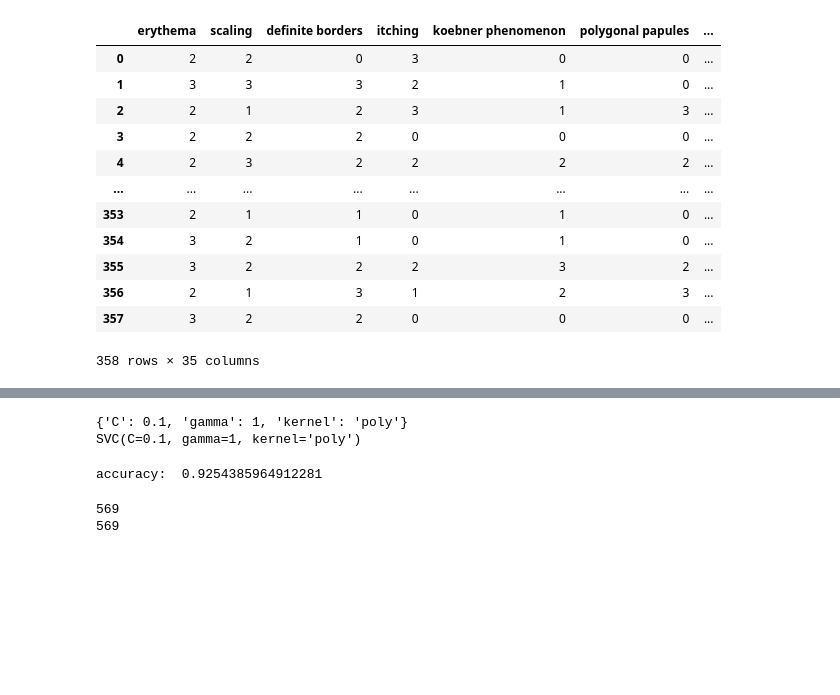
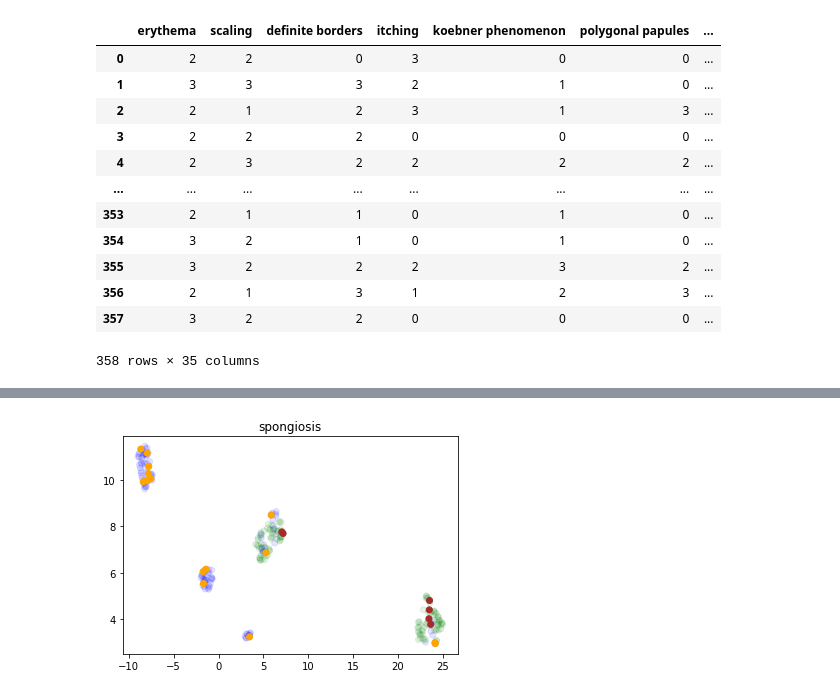
Before and after one commit to IlyaNechaev/ISiT, a Jupyter notebook: 5-6/SVM-classifier.ipynb, the cells around one changed output, grey strips where cells are left out. Drawn from its saved outputs; the diff is of its cells as text; code cells hidden in the pictures; blank space fills up the shorter version.

```diff
--- a/5-6/SVM-classifier.ipynb
+++ b/5-6/SVM-classifier.ipynb
@@ -29,0 +39,4 @@ dataset
+# %%
+scaler = MinMaxScaler()
+X_train = scaler.fit_transform(X_train)
+X_test = scaler.fit_transform(X_test)
@@ -30,10 +60,5 @@ dataset
 # %%
-target_feature='spongiosis'
-data = dataset.drop([target_feature], axis=1)
-target = dataset[target_feature]
-
-cls = svm.SVC(kernel='linear')
-X_train, X_test, y_train, y_test = train_test_split(data, target, test_size=0.7, random_state=209)
+cls = svm.SVC(C=1, gamma=1, kernel='linear')
 cls.fit(X_train, y_train)
 
 pred = cls.predict(X_test)
@@ -104,33 +83,26 @@ Fitting 5 folds for each of 100 candidates, totalling 500 fits
-# %%
-print(grid.best_params_)
-print(grid.best_estimator_)
-# %% [output]
-{'C': 0.1, 'gamma': 1, 'kernel': 'poly'}
-SVC(C=0.1, gamma=1, kernel='poly')
-# %%
-cancer_data = datasets.load_breast_cancer()
-
-X_train, X_test, y_train, y_test = train_test_split(cancer_data.data, cancer_data.target, test_size=0.4, random_state=209)
-
-cls = svm.SVC(kernel='linear')
-cls.fit(X_train, y_train)
-
-pred = cls.predict(X_test)
-print("accuracy: ", metrics.accuracy_score(y_test, y_pred=pred))
-# %% [output]
-accuracy:  0.9254385964912281
-# %%
-import umap
-reducer = umap.UMAP()
-
-dataset_2d = reducer.fit_transform(dataset_standard)
-
-from sklearn.manifold import TSNE
-
-tsne = TSNE(n_components=2, random_state=0)
-
-dataset_2d = tsne.fit_transform(dataset_standard)
-plt.scatter()
-# %% [output]
-569
-569
+# %%
+import umap
+reducer = umap.UMAP()
+
+#Уменьшаем размерность данных и опорных векторов
+X_test_2d = pd.DataFrame(reducer.fit_transform(X_test))
+
+#Выделяем опорные векторы
+#support_vectors = reducer.fit_transform(cls.support_vectors_)
+support_vectors = [[], [], []]
+for i in cls.support_:
+    support_vectors[0].append(X_test_2d[0][i])
+    support_vectors[1].append(X_test_2d[1][i])
+    support_vectors[2].append(pred[i])
+
+import matplotlib.pyplot as plt
+colormap = np.array(['b', 'g', 'r', 'y'])
+colormap2 = np.array(['orange', 'brown', 'cyan'])
+
+plt.title(target_feature)
+plt.scatter(X_test_2d[0], X_test_2d[1], alpha=0.1, c=colormap[pred], cmap='viridis')
+plt.scatter(support_vectors[0], support_vectors[1], alpha=1, c=colormap2[support_vectors[2]], cmap='viridis')
+#plt.scatter(support_vectors[:,0], support_vectors[:,1], color='orange')
+plt.show()
+# %% [output]
+[figure, added]
```
Also changed, not shown: parts of 13 cells of this notebook, 4 other files.
